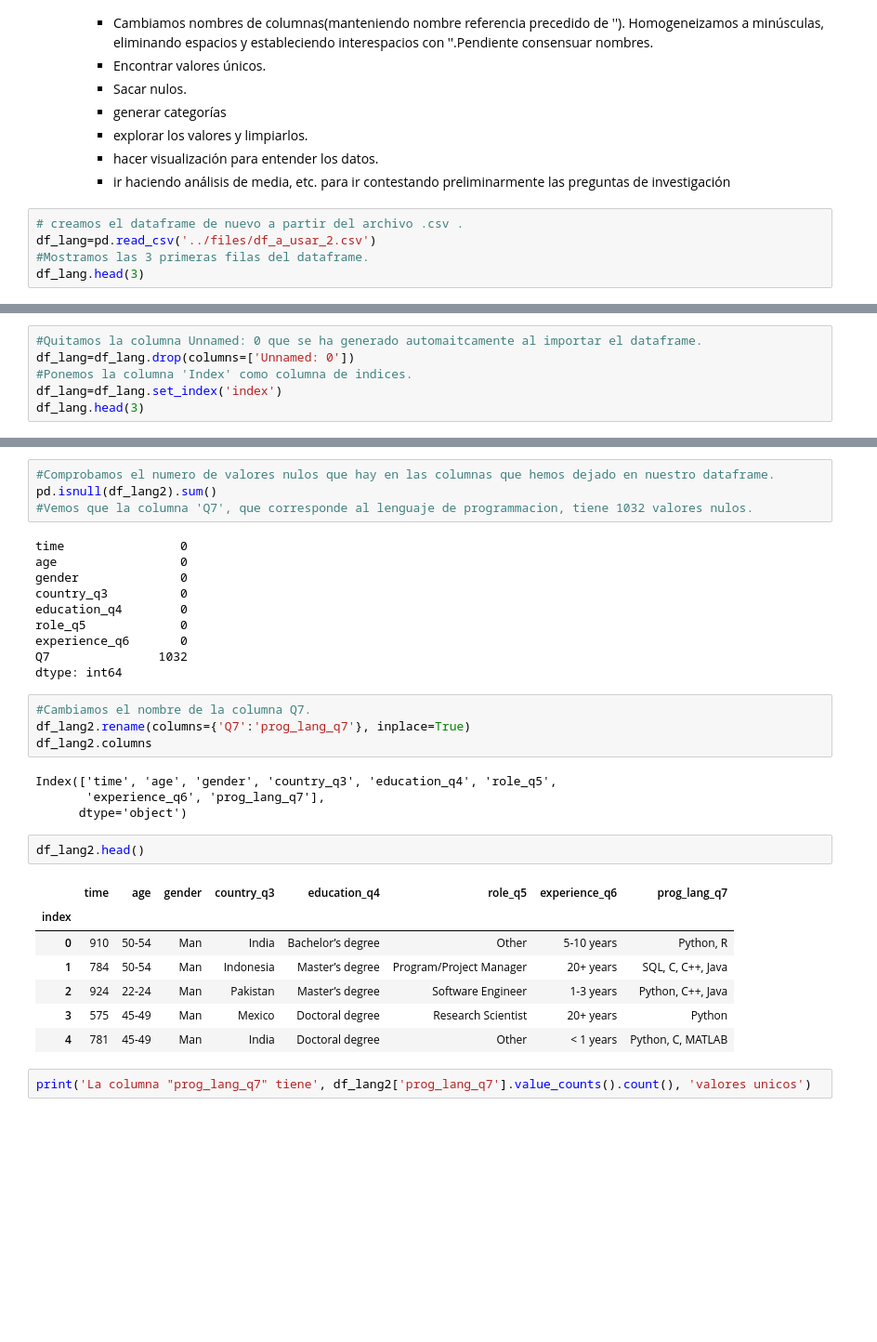
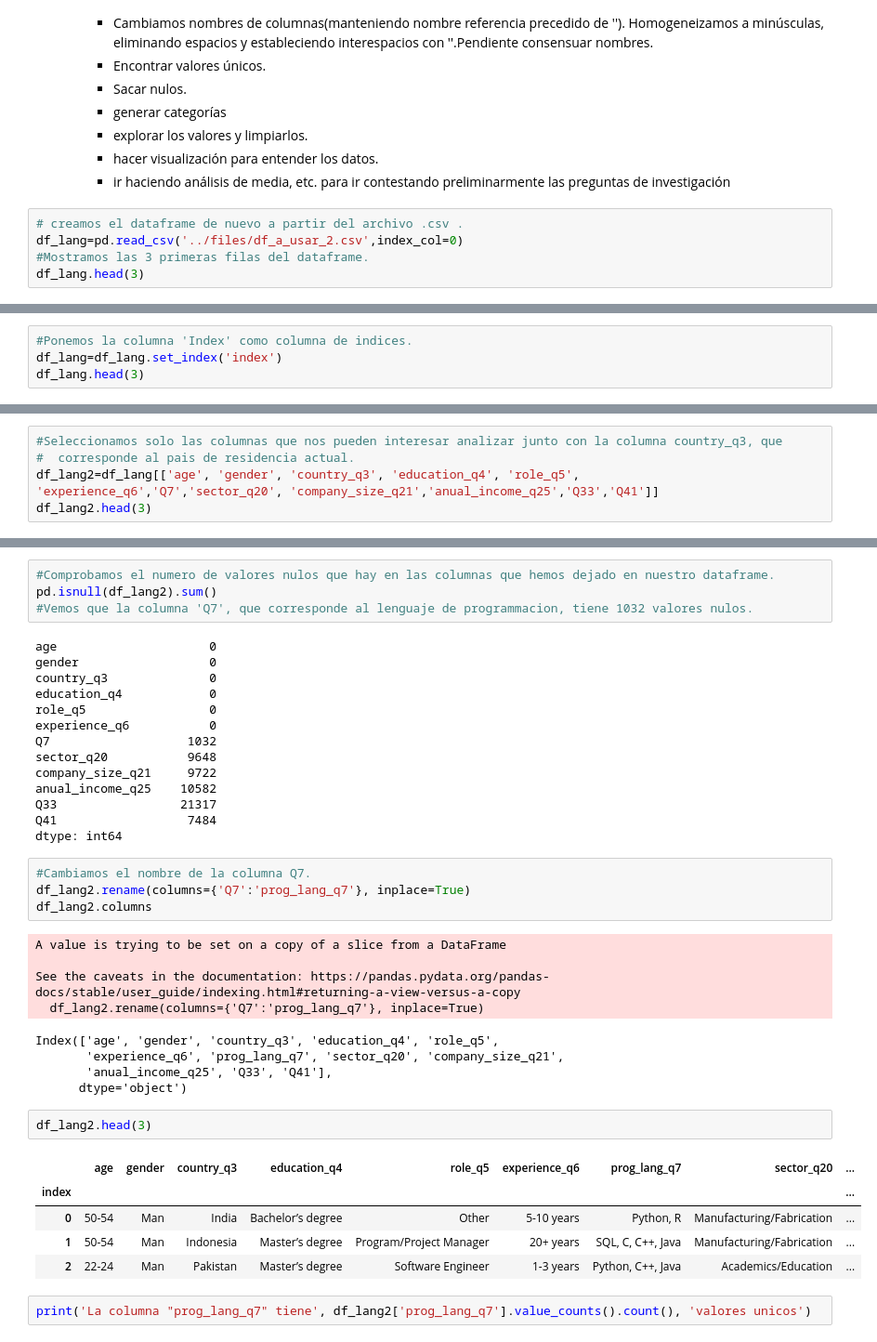
Before and after one commit to Adalab/project-da-promo-c-module-2-team-1, a Jupyter notebook: code/code_sonia.ipynb, the cells around one changed output, grey strips where cells are left out. Shown at 93% size. Saved outputs shown, nothing was run; the diff lists cells and outputs as text; blank space fills up the shorter version.

Commit message:
actualizacion proyecto

```diff
--- a/code/code_sonia.ipynb
+++ b/code/code_sonia.ipynb
@@ -617,7 +711,7 @@ Tareas a realizar para responder a la pregunta:
         - ir haciendo análisis de media, etc. para ir contestando preliminarmente las preguntas de investigación
 # %%
 # creamos el dataframe de nuevo a partir del archivo .csv .
-df_lang=pd.read_csv('../files/df_a_usar_2.csv')
+df_lang=pd.read_csv('../files/df_a_usar_2.csv',index_col=0)
 #Mostramos las 3 primeras filas del dataframe.
 df_lang.head(3)
 # %% [output]
@@ -628,6 +722,4 @@ df_lang.head(3)
 # %%
-#Quitamos la columna Unnamed: 0 que se ha generado automaitcamente al importar el dataframe.
-df_lang=df_lang.drop(columns=['Unnamed: 0'])
 #Ponemos la columna 'Index' como columna de indices.
 df_lang=df_lang.set_index('index')
 df_lang.head(3)
@@ -663,0 +732,5 @@ df_lang2=df_lang.drop(columns=['Q8',
+# %%
+#Seleccionamos solo las columnas que nos pueden interesar analizar junto con la columna country_q3, que
+#  corresponde al pais de residencia actual.
+df_lang2=df_lang[['age', 'gender', 'country_q3', 'education_q4', 'role_q5', 'experience_q6','Q7','sector_q20', 'company_size_q21','anual_income_q25','Q33','Q41']]
+df_lang2.head(3)
@@ -692,33 +776,40 @@ memory usage: 1.8+ MB
 pd.isnull(df_lang2).sum()
 #Vemos que la columna 'Q7', que corresponde al lenguaje de programmacion, tiene 1032 valores nulos.
 # %% [output]
-time                0
-age                 0
-gender              0
-country_q3          0
-education_q4        0
-role_q5             0
-experience_q6       0
-Q7               1032
+age                     0
+gender                  0
+country_q3              0
+education_q4            0
+role_q5                 0
+experience_q6           0
+Q7                   1032
+sector_q20           9648
+company_size_q21     9722
+anual_income_q25    10582
+Q33                 21317
+Q41                  7484
 dtype: int64
 # %%
 #Cambiamos el nombre de la columna Q7.
 df_lang2.rename(columns={'Q7':'prog_lang_q7'}, inplace=True)
 df_lang2.columns
 # %% [output]
-Index(['time', 'age', 'gender', 'country_q3', 'education_q4', 'role_q5',
-       'experience_q6', 'prog_lang_q7'],
-      dtype='object')
+A value is trying to be set on a copy of a slice from a DataFrame
+
+See the caveats in the documentation: https://pandas.pydata.org/pandas-docs/stable/user_guide/indexing.html#returning-a-view-versus-a-copy
+  df_lang2.rename(columns={'Q7':'prog_lang_q7'}, inplace=True)
+Index(['age', 'gender', 'country_q3', 'education_q4', 'role_q5',
+       'experience_q6', 'prog_lang_q7', 'sector_q20', 'company_size_q21',
+       'anual_income_q25', 'Q33', 'Q41'],
+      dtype='object')
 # %%
-df_lang2.head()
+df_lang2.head(3)
 # %% [output]
-|  | time | age | gender | country_q3 | education_q4 | role_q5 | experience_q6 | prog_lang_q7 |
-| index |  |  |  |  |  |  |  |  |
-| 0 | 910 | 50-54 | Man | India | Bachelor’s degree | Other | 5-10 years | Python, R |
-| 1 | 784 | 50-54 | Man | Indonesia | Master’s degree | Program/Project Manager | 20+ years | SQL, C, C++, Java |
-| 2 | 924 | 22-24 | Man | Pakistan | Master’s degree | Software Engineer | 1-3 years | Python, C++, Java |
-| 3 | 575 | 45-49 | Man | Mexico | Doctoral degree | Research Scientist | 20+ years | Python |
-| 4 | 781 | 45-49 | Man | India | Doctoral degree | Other | < 1 years | Python, C, MATLAB |
+|  | age | gender | country_q3 | education_q4 | role_q5 | experience_q6 | prog_lang_q7 | sector_q20 | ... |
+| index |  |  |  |  |  |  |  |  | ... |
+| 0 | 50-54 | Man | India | Bachelor’s degree | Other | 5-10 years | Python, R | Manufacturing/Fabrication | ... |
+| 1 | 50-54 | Man | Indonesia | Master’s degree | Program/Project Manager | 20+ years | SQL, C, C++, Java | Manufacturing/Fabrication | ... |
+| 2 | 22-24 | Man | Pakistan | Master’s degree | Software Engineer | 1-3 years | Python, C++, Java | Academics/Education | ... |
 # %%
 print('La columna "prog_lang_q7" tiene', df_lang2['prog_lang_q7'].value_counts().count(), 'valores unicos')
 # %% [output]
```
Also changed, not shown: parts of 41 cells of this notebook, 2 other files.
